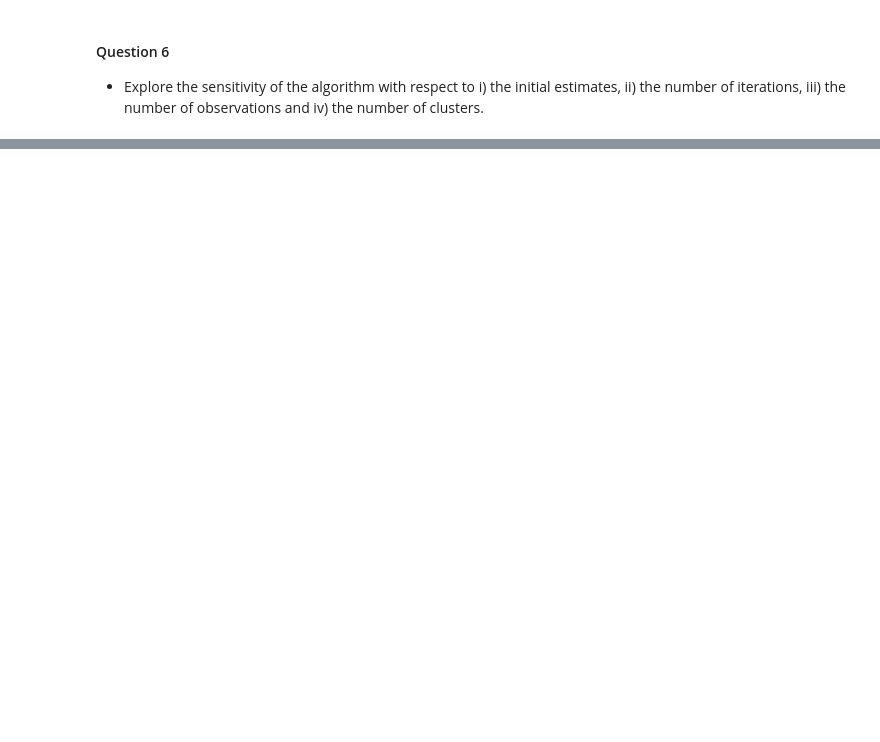
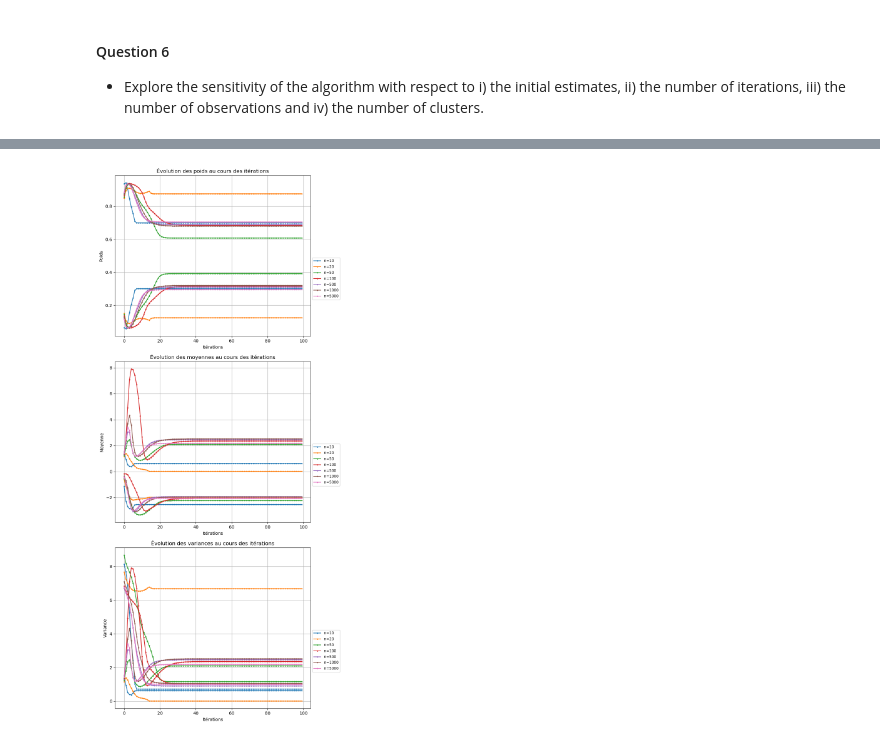
Before and after one commit to PolTibau/Statistique-Computationnelle, a Jupyter notebook: TP/TP7_ExpectationMaximization-stud.ipynb, the cells around one changed output, grey strips where cells are left out. Drawn from its saved outputs; the diff is of its cells as text; code cells hidden in the pictures; blank space fills up the shorter version.

```diff
--- a/TP/TP7_ExpectationMaximization-stud.ipynb
+++ b/TP/TP7_ExpectationMaximization-stud.ipynb
@@ -271,0 +309,39 @@ plt.show()
+# %%
+#maintenant on observe ce qu'il se passe si on a plus ou moins d'observations
+weights = np.ones((n_clust)) / n_clust
+means = [0, 1]
+variances = [0.5, 2]
+
+fig, ax = plt.subplots(3,1,figsize=(8, 18))
+n_samples_list = [10, 20, 50, 100, 500, 1000, 5000]
+loglikelihood_list = []
+for n_samples in n_samples_list:
+    X = generate_mixture_data(n_samples, mu1, sigma1, mu2, sigma2, pi1)
+    W, Mean, Var = EM_loop(n_it, n_samples, weights.copy(), means.copy(), variances.copy(), X)
+    line, = ax[0].plot(range(n_it), W[:, 0], marker='o', markersize=2, label=f"n={n_samples}")
+    color = line.get_color()
+    ax[0].plot(range(n_it), W[:, 1], marker='o', markersize=2, color=color)
+    ax[1].plot(range(n_it), Mean[:, 0], marker='o', markersize=2, label=f"n={n_samples}", color=color)
+    ax[1].plot(range(n_it), Var[:, 0], marker='o', markersize=2, color=color)
+    ax[2].plot(range(n_it), Var[:, 0], marker='o', markersize=2, label=f"n={n_samples}", color=color)
+    ax[2].plot(range(n_it), Var[:, 1], marker='o', markersize=2, color=color)
+
+ylabels = ['Poids', 'Moyenne', 'Variance']
+titles = [
+    "Évolution des poids au cours des itérations",
+    "Évolution des moyennes au cours des itérations",
+    "Évolution des variances au cours des itérations"
+]
+
+# Iteramos sobre los ejes y sus textos correspondientes
+for i, a in enumerate(ax):
+    a.set_xlabel('Itérations')
+    a.set_ylabel(ylabels[i])
+    a.set_title(titles[i])
+    a.legend(fontsize='small', bbox_to_anchor=(1, 0.5))
+    a.grid()
+
+plt.tight_layout()
+plt.show()
+# %% [output]
+[figure, added]
```
Also changed, not shown: parts of 6 cells of this notebook.
